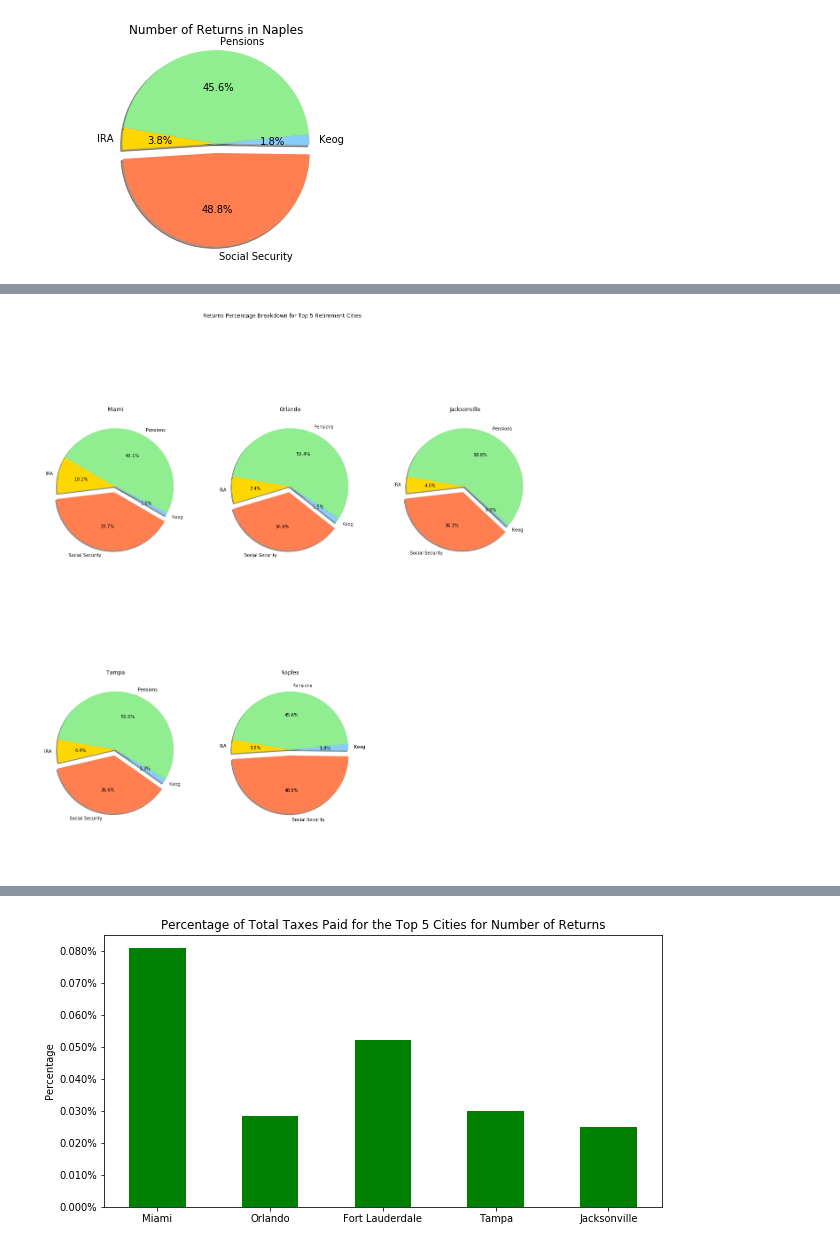
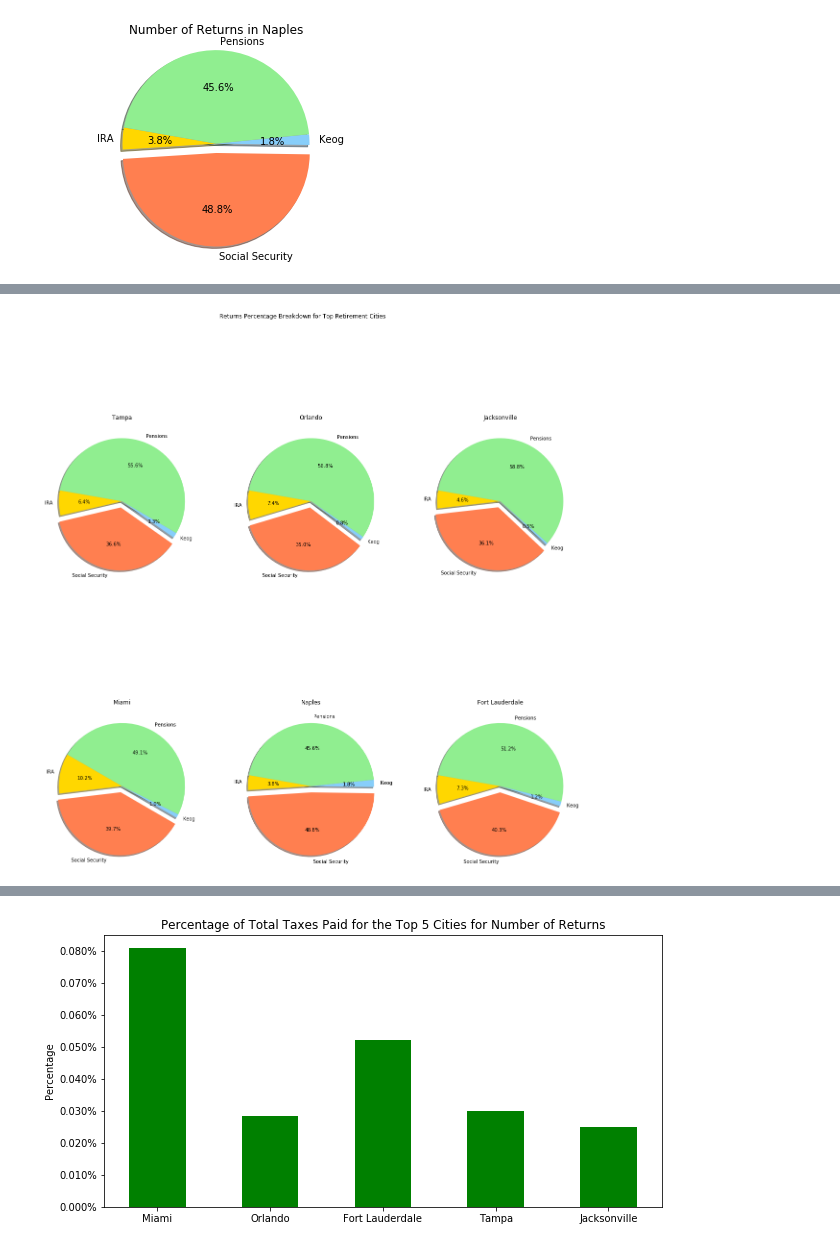
Before and after one commit to Sbrown146/Project1, a Jupyter notebook: Project Data Final Code Template.ipynb, the cells around one changed output, grey strips where cells are left out. Cells and saved outputs as stored; diff of their text form; code cells hidden in the pictures.

```diff
--- a/Project Data Final Code Template.ipynb
+++ b/Project Data Final Code Template.ipynb
@@ -923,3 +923,32 @@ plt.savefig("Graphs/Question 8 Retirement Number of Returns for Naples.png")
 plt.show()
 # %% [output]
 [figure]
+# %%
+# Question 8 Fort Lauderdale
+
+Ftl_sum=Florida_cities.groupby(["City"]).sum().reset_index()
+Ftl_total=Ftl_sum.loc[Ftl_sum["City"]=="Fort Lauderdale",:]
+IRA_Ftl=Ftl_total["Individual retirement arrangement payments: Number of returns"].sum()
+SS_Ftl=Ftl_total['Taxable Social Security benefits: Number of returns'].sum()
+Keog_Ftl=Ftl_total["Self-employed (Keogh) retirement plans: Number of returns"].sum()
+Pensions_Ftl=Ftl_total["Pensions and annuities in AGI: Number of returns"].sum()
+Total=(IRA_Ftl+SS_Ftl+Keog_Ftl+Pensions_Ftl)
+
+perc_IRA_Ftl=(IRA_Ftl/Total)
+perc_SS_Ftl=(SS_Ftl/Total)
+perc_Keog_Ftl=(Keog_Ftl/Total)
+perc_Pensions_Ftl=(Pensions_Ftl/Total)
+percentage_Ftl=[perc_IRA_Ftl, perc_SS_Ftl, perc_Keog_Ftl, perc_Pensions_Ftl]
+
+
+labels=["IRA", "Social Security", "Keog", "Pensions"]
+explode=(0, 0.1, 0, 0)
+colors=["gold", "coral", "lightskyblue", "lightgreen"]
+
+plt.title("Number of Returns in Fort Lauderdale")
+plt.pie(percentage_Ftl, explode=explode, labels=labels, \
+        colors=colors, radius=1, autopct="%1.1f%%", shadow=True, startangle=170)
+
+plt.axis('equal')
+plt.savefig("Graphs/Question 8 Retirement Number of Returns for Fort Lauderdale.png")
+plt.show()
@@ -930,39 +961,45 @@ plt.show()
 fig, axs=plt.subplots(2,3, figsize=(20, 20))
 axs[1,2].axis('off')
 
 labels=["IRA", "Social Security", "Keog", "Pensions"]
 explode=(0, 0.1, 0, 0)
 colors=["gold", "coral", "lightskyblue", "lightgreen"]
 
-axs[0,0].set_title("Miami")
-axs[0,0].pie(percentage_Miami, explode=explode, labels=labels, \
+axs[1,0].set_title("Miami")
+axs[1,0].pie(percentage_Miami, explode=explode, labels=labels, \
         colors=colors, radius=1, autopct="%1.1f%%", shadow=True, startangle=150)
 
 
 axs[0,1].set_title("Orlando")
 axs[0,1].pie(percentage_Orlando, explode=explode, labels=labels, \
         colors=colors, radius=1, autopct="%1.1f%%", shadow=True, startangle=170)
 
 
 axs[0,2].set_title("Jacksonville")
 axs[0,2].pie(percentage_Jacksonville, explode=explode, labels=labels, \
         colors=colors, radius=1, autopct="%1.1f%%", shadow=True, startangle=170)
 
 
-axs[1,0].set_title("Tampa")
-axs[1,0].pie(percentage_Tampa, explode=explode, labels=labels, \
+axs[0,0].set_title("Tampa")
+axs[0,0].pie(percentage_Tampa, explode=explode, labels=labels, \
         colors=colors, radius=1, autopct="%1.1f%%", shadow=True, startangle=170)
 
 
 axs[1,1].set_title("Naples")
 axs[1,1].pie(percentage_Naples, explode=explode, labels=labels, \
         colors=colors, radius=1, autopct="%1.1f%%", shadow=True, startangle=170)
 
 
-fig.suptitle("Returns Percentage Breakdown for Top 5 Retirement Cities")
+axs[1,2].set_title("Fort Lauderdale")
+axs[1,2].pie(percentage_Ftl, explode=explode, labels=labels, \
+        colors=colors, radius=1, autopct="%1.1f%%", shadow=True, startangle=170)
+
+
+
+fig.suptitle("Returns Percentage Breakdown for Top Retirement Cities")
 fig.savefig("Graphs/Question 8 - All in one graph - Retirement breakdown Top 5 cities")
 # %% [output]
-[figure, old version]
+[figure, new version]
 # %%
 # Question 9.
 # Compare top 5 city data against the entire state.
```
Also changed, not shown: parts of 3 cells of this notebook, 5 other files.
